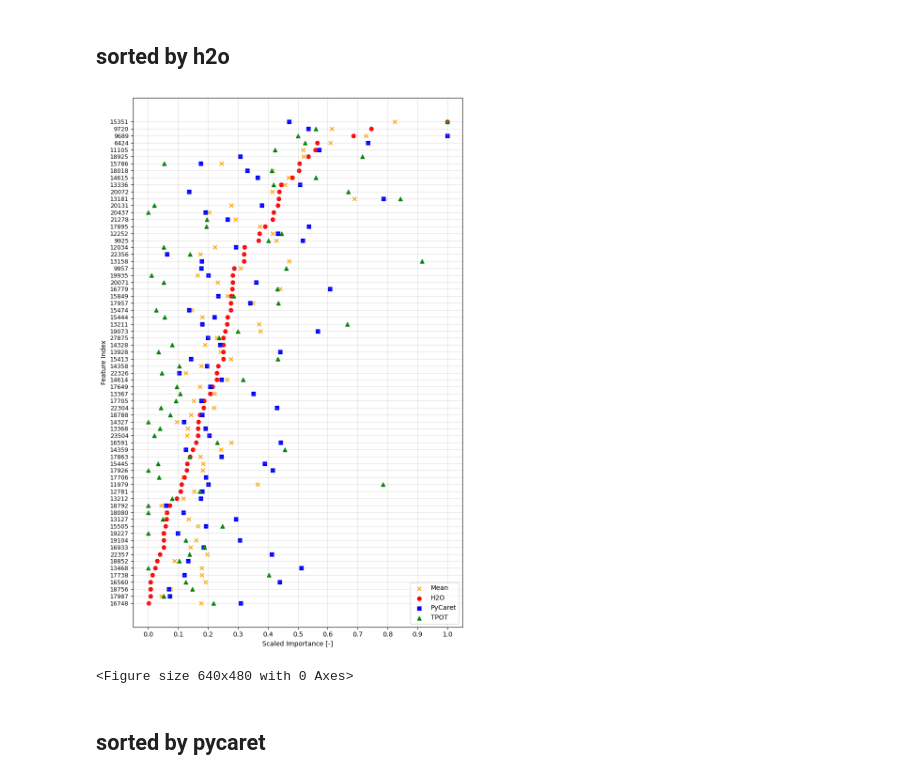
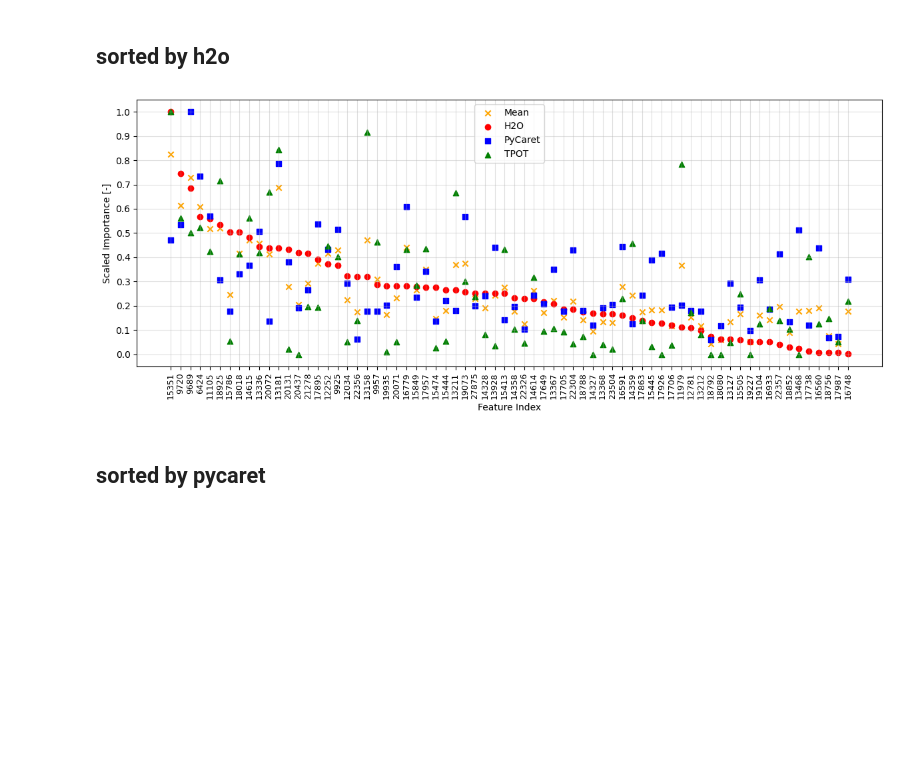
Before and after one commit to tahendry/master_thesis, a Jupyter notebook: analysis_and_plots/compare_feature_importance.ipynb, the cells around one changed output. Saved outputs shown, nothing was run; the diff lists cells and outputs as text; code cells hidden in the pictures; blank space fills up the shorter version.

```diff
--- a/analysis_and_plots/compare_feature_importance.ipynb
+++ b/analysis_and_plots/compare_feature_importance.ipynb
@@ -116,37 +147,36 @@ plt.savefig(f"../figures/feature_importance_{type}.svg", format="svg", bbox_inch
 # %%
 type = "h2o"
 
 # Sort by mean of scaled importance
-df_merged = df_merged.sort_values(by=f'Scaled_Importance_{type}', ascending=True)
+df_merged = df_merged.sort_values(by=f'Scaled_Importance_{type}', ascending=False)
 df_merged = df_merged.reset_index(drop=True)
 
 # horizontal scatterplot with index on the y axis with matplotlib
-fig = plt.figure(figsize=(8, 12))
-plt.scatter(df_merged["Scaled_Importance_Mean"], df_merged.index, color="orange", marker="x")
-plt.scatter(df_merged["Scaled_Importance_h2o"], df_merged.index, color="red", marker="o")
-plt.scatter(df_merged["Scaled_Importance_pycaret"], df_merged.index, color="blue", marker="s")
-plt.scatter(df_merged["Scaled_Importance_tpot"], df_merged.index, color="green", marker="^")
+fig = plt.figure(figsize=(12, 5))
+plt.scatter(df_merged.index, df_merged["Scaled_Importance_Mean"], color="orange", marker="x")
+plt.scatter(df_merged.index, df_merged["Scaled_Importance_h2o"], color="red", marker="o")
+plt.scatter(df_merged.index, df_merged["Scaled_Importance_pycaret"], color="blue", marker="s")
+plt.scatter(df_merged.index, df_merged["Scaled_Importance_tpot"], color="green", marker="^")
 
 # rename every single y ticklabel to the corresponding feature name
-plt.yticks(df_merged.index, df_merged.Feature, fontsize=9)
-plt.xticks(np.arange(0, 1.01, step=0.1))
+plt.xticks(df_merged.index, df_merged.Feature, fontsize=9, rotation=90)
+plt.yticks(np.arange(0, 1.01, step=0.1))
 
 # rename the axis ticks to the Feature names
-plt.xlabel('Scaled Importance [-]')
-plt.ylabel('Feature Index')
+plt.ylabel('Scaled Importance [-]')
+plt.xlabel('Feature Index')
 
-plt.legend(labels=['Mean', 'H2O', 'PyCaret', 'TPOT'], loc="lower right")
+plt.legend(labels=['Mean', 'H2O', 'PyCaret', 'TPOT'], loc="upper center")
 plt.grid(alpha=0.4)
 plt.tight_layout()
 
+# save the graph
+plt.savefig(f"../figures/feature_importance_{type}.svg", format="svg", bbox_inches="tight", pad_inches=0.05)
+
 # show the graph
 plt.show()
-
-# save the graph
-plt.savefig(f"../figures/feature_importance_{type}.svg", format="svg", bbox_inches="tight", pad_inches=0.05)
 # %% [output]
-[figure, old version]
+[figure, new version]
-<Figure size 640x480 with 0 Axes>
 # %% [markdown]
 ## sorted by pycaret
 # %%
```
Also changed, not shown: parts of 8 cells of this notebook.
